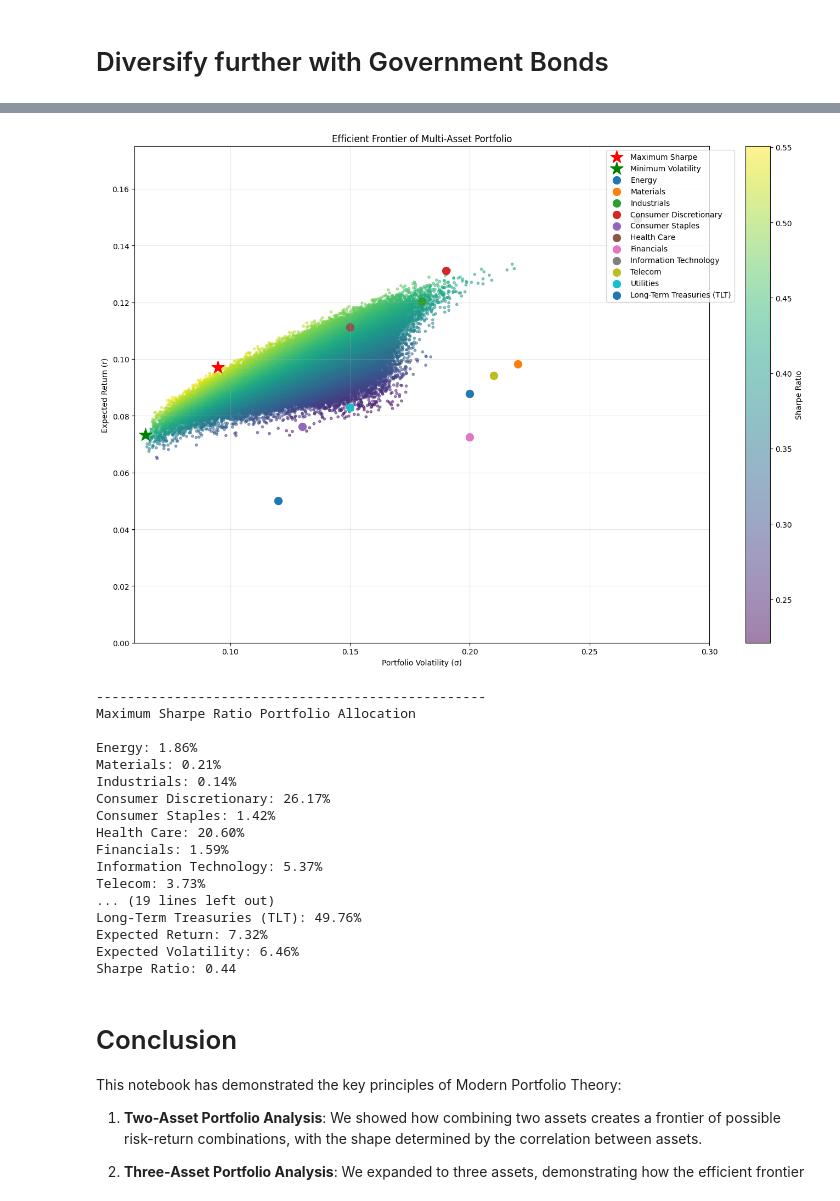
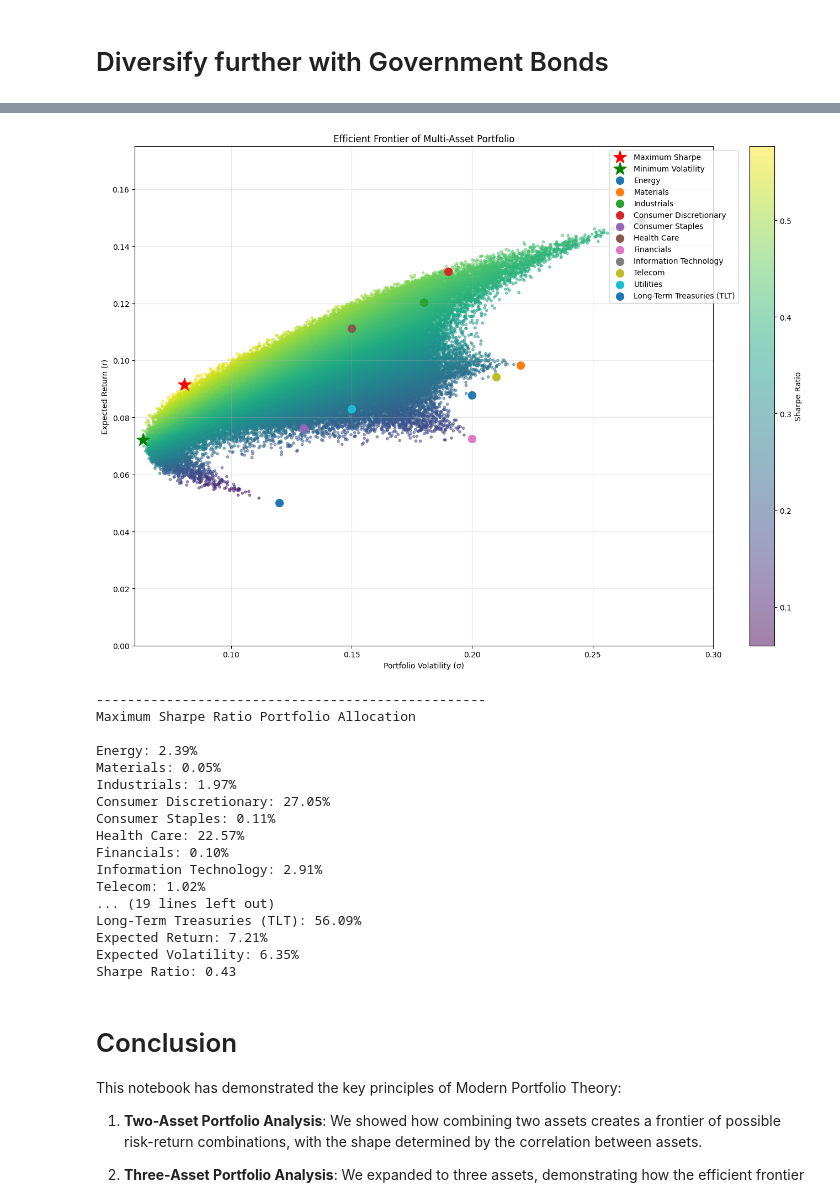
Before and after one commit to howesrichard/FM_portfolio_optimisation, a Jupyter notebook: Lecture Material.ipynb, the cells around one changed output, grey strips where cells are left out. Cells and saved outputs as stored; diff of their text form; code cells hidden in the pictures.

Commit message:
Completed Lecture notes: fixed Dirichlet sampling

```diff
--- a/Lecture Material.ipynb
+++ b/Lecture Material.ipynb
@@ -606,6 +420,7 @@ class MultiAssetOptimisation:
         self.risk_free_rate = risk_free_rate
         self.weighting_style = weighting_style
         self.cov_matrix = self._get_covariance_matrix()
+        self.ALPHA = 0.3
 
     def _get_covariance_matrix(self):
         return np.outer(self.volatilities, self.volatilities) * self.correlation_matrix
@@ -618,7 +433,12 @@ class MultiAssetOptimisation:
             weights /= weights.sum(axis=1)[:, None]
 
         elif self.weighting_style == 'dirichlet':
-            weights = np.random.dirichlet(np.ones(n), size=self.num_portfolios)
+            # 0.3 here is 'alpha' = concentration coefficient
+            # Where alpha controls:
+            # alpha < 1: more sparse allocations (closer to pure assets),
+            # alpha = 1: uniform Dirichlet,
+            # alpha > 1: more evenly spread allocations.
+            weights = np.random.dirichlet(self.ALPHA * np.ones(n), size=self.num_portfolios)
 
         elif self.weighting_style == 'constrain-assets':
             weights = []
@@ -815,27 +635,27 @@ Expected Volatility: 7.64%
 Sharpe Ratio: 0.23
 # %%
 # Changing the sampling style
-opt_gold = MultiAssetOptimisation(sector_returns, sector_volatilities, sector_corr, sectors, weighting_style='dirichlet')
-opt_gold.plot_efficient_frontier()
+opt_treasuries = MultiAssetOptimisation(sector_returns, sector_volatilities, sector_corr, sectors, weighting_style='dirichlet')
+opt_treasuries.plot_efficient_frontier()
 # %% [output]
-[figure, old version]
+[figure, new version]
 --------------------------------------------------
 Maximum Sharpe Ratio Portfolio Allocation
 
-Energy: 1.86%
-Materials: 0.21%
-Industrials: 0.14%
-Consumer Discretionary: 26.17%
-Consumer Staples: 1.42%
-Health Care: 20.60%
-Financials: 1.59%
-Information Technology: 5.37%
-Telecom: 3.73%
+Energy: 2.39%
+Materials: 0.05%
+Industrials: 1.97%
+Consumer Discretionary: 27.05%
+Consumer Staples: 0.11%
+Health Care: 22.57%
+Financials: 0.10%
+Information Technology: 2.91%
+Telecom: 1.02%
 ... (19 lines left out)
-Long-Term Treasuries (TLT): 49.76%
-Expected Return: 7.32%
-Expected Volatility: 6.46%
-Sharpe Ratio: 0.44
+Long-Term Treasuries (TLT): 56.09%
+Expected Return: 7.21%
+Expected Volatility: 6.35%
+Sharpe Ratio: 0.43
 # %% [markdown]
 # Conclusion
 
```
Also changed, not shown: parts of 6 cells of this notebook.
